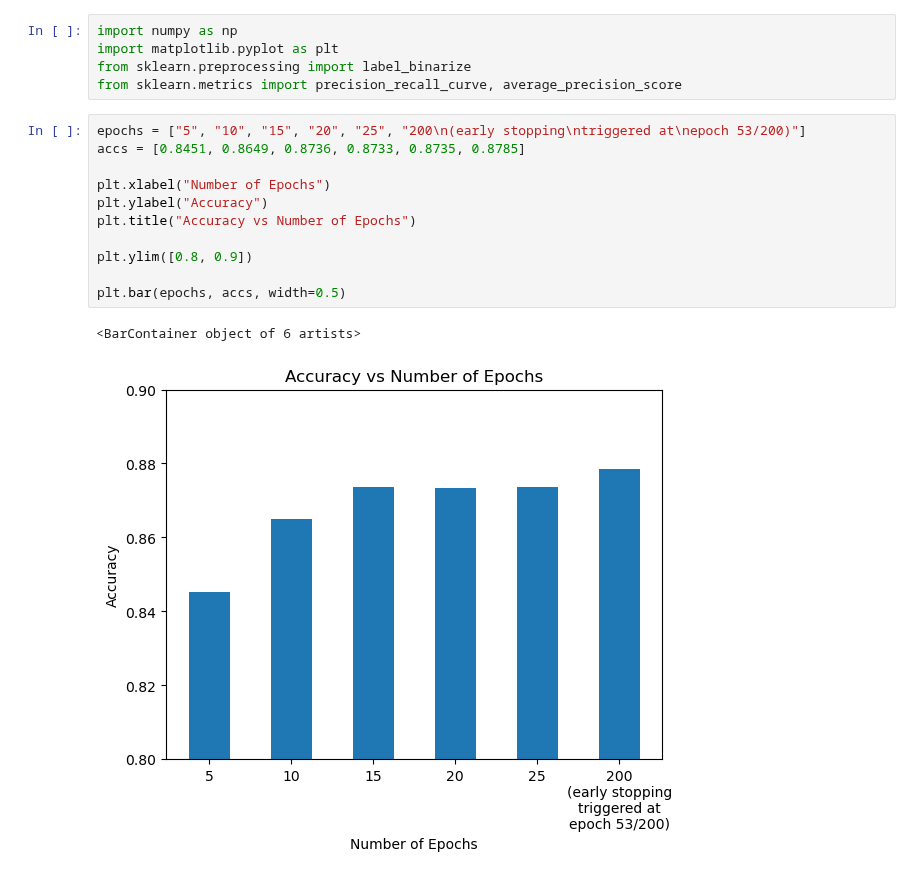
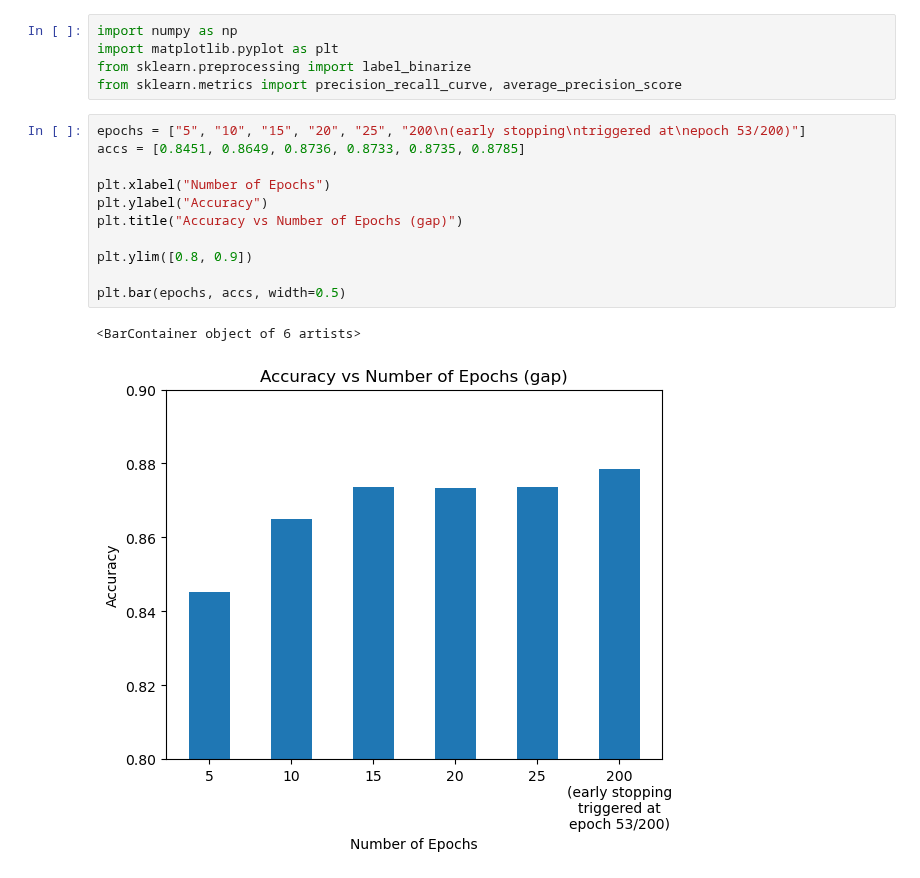
Before and after one commit to srkvatsa/4775-final-project, a Jupyter notebook: figures/gen_figures.ipynb, the cells around one changed output. Cells and saved outputs as stored; diff of their text form.

Commit message:
generated more figures

```diff
--- a/figures/gen_figures.ipynb
+++ b/figures/gen_figures.ipynb
@@ -6,14 +6,14 @@ from sklearn.metrics import precision_recall_curve, average_precision_score
 # %%
 epochs = ["5", "10", "15", "20", "25", "200\n(early stopping\ntriggered at\nepoch 53/200)"]
 accs = [0.8451, 0.8649, 0.8736, 0.8733, 0.8735, 0.8785]
 
 plt.xlabel("Number of Epochs")
 plt.ylabel("Accuracy")
-plt.title("Accuracy vs Number of Epochs")
+plt.title("Accuracy vs Number of Epochs (gap)")
 
 plt.ylim([0.8, 0.9])
 
 plt.bar(epochs, accs, width=0.5)
 # %% [output]
 <BarContainer object of 6 artists>
-[figure, old version]
+[figure, new version]
```
Also changed, not shown: parts of 4 cells of this notebook.
